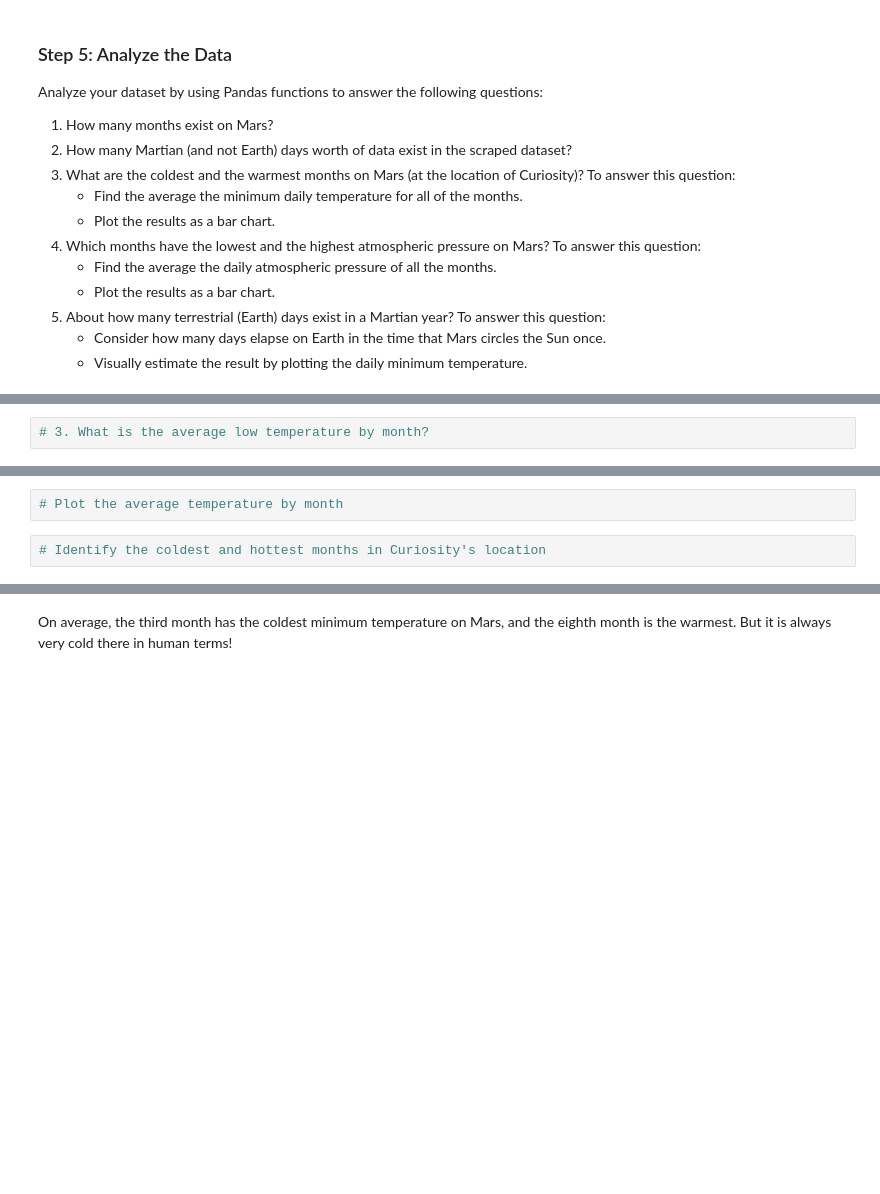
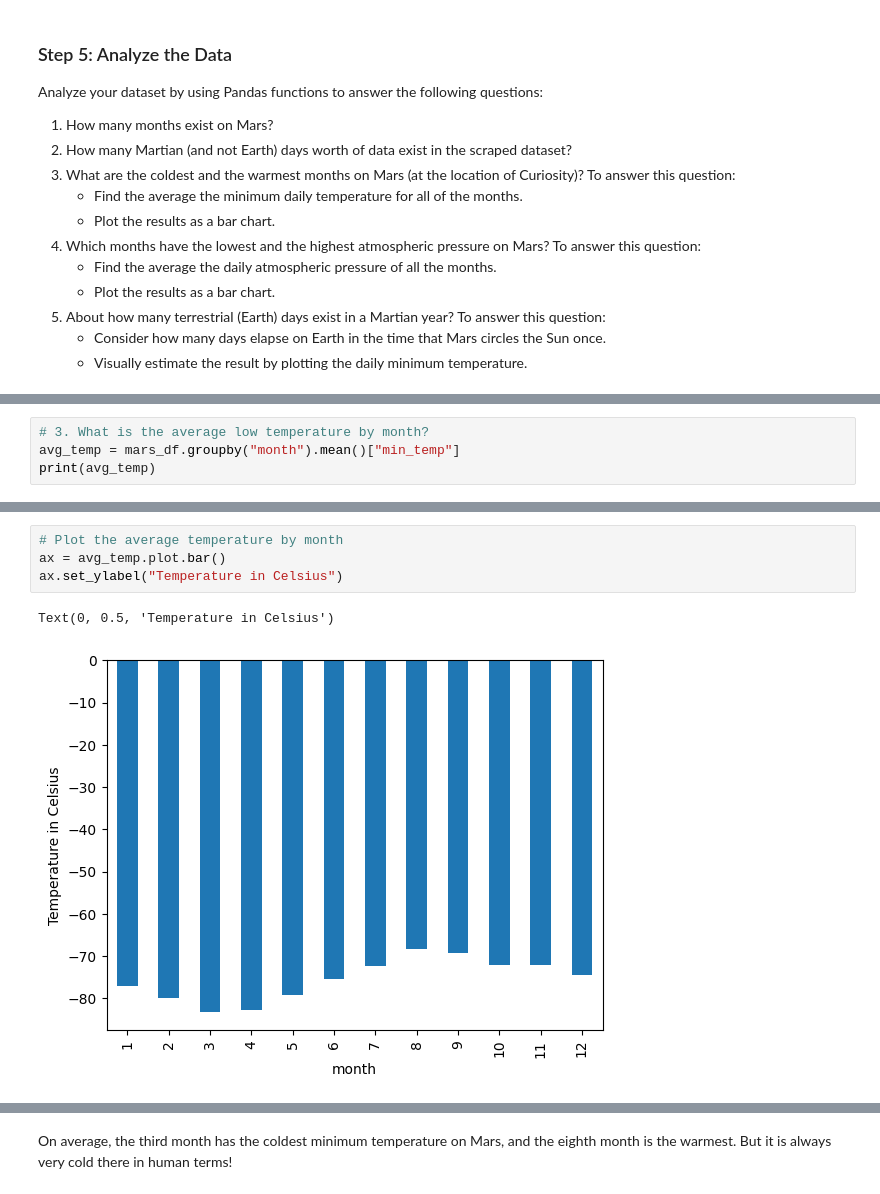
Before and after one commit to TrailrunnerDLH/Data_Collection, a Jupyter notebook: part_2_mars_weather.ipynb, the cells around one changed output, grey strips where cells are left out. Drawn from its saved outputs; the diff is of its cells as text; blank space fills up the shorter version.

Commit message:
commit graphs

```diff
--- a/part_2_mars_weather.ipynb
+++ b/part_2_mars_weather.ipynb
@@ -151,2 +173,4 @@ Analyze your dataset by using Pandas functions to answer the following questions
 # %%
 # 3. What is the average low temperature by month?
+avg_temp = mars_df.groupby("month").mean()["min_temp"]
+print(avg_temp)
@@ -153,4 +192,7 @@ Analyze your dataset by using Pandas functions to answer the following questions
 # %%
 # Plot the average temperature by month
+ax = avg_temp.plot.bar()
+ax.set_ylabel("Temperature in Celsius")
+# %% [output]
+Text(0, 0.5, 'Temperature in Celsius')
+[figure, added]
-# %%
-# Identify the coldest and hottest months in Curiosity's location
```
Also changed, not shown: parts of 8 cells of this notebook.
